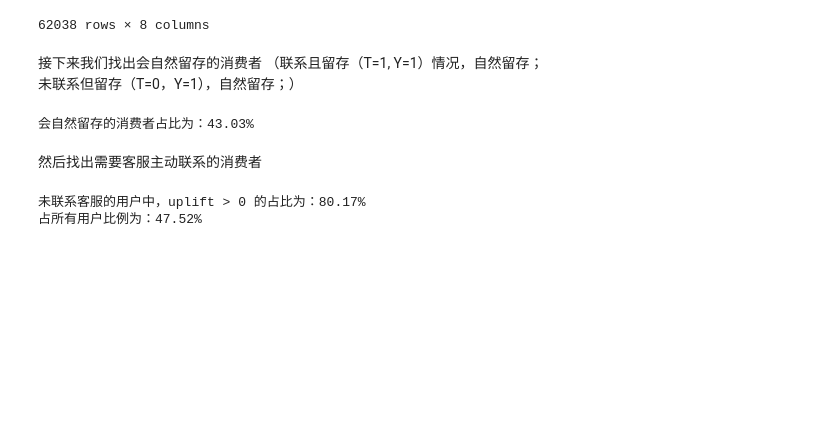
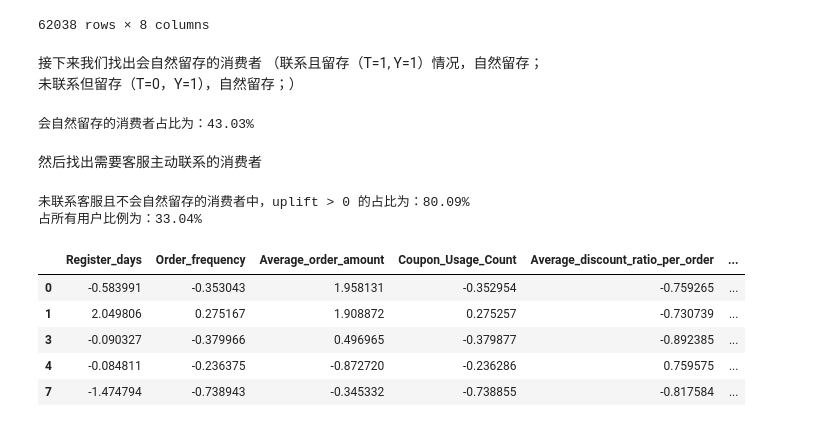
Before and after one commit to Nimoonest/-, a Jupyter notebook: 留存分析.ipynb, the cells around one changed output. Saved outputs shown, nothing was run; the diff lists cells and outputs as text; code cells hidden in the pictures; blank space fills up the shorter version.

```diff
--- a/留存分析.ipynb
+++ b/留存分析.ipynb
@@ -231,8 +232,8 @@ print(f"会自然留存的消费者占比为：{natural_retained_ratio:.2%}")
 # %% [markdown]
 然后找出需要客服主动联系的消费者
 # %%
-# 找出未联系客服的用户
-untreated2 = results_df2[results_df2['T'] == 0 ]
+# 找出未联系客服且不会自然留存的用户
+untreated2 = results_df2[(results_df2['T'] == 0) & (results_df2['Y'] == 0)]
 
 # 在未联系客服的人中，找出 uplift > 0 的（表示如果联系可能留存）
 uplift_positive = untreated2[untreated2['uplift'] > 0]
@@ -240,8 +241,17 @@ positive_ratio = len(uplift_positive) / len(untreated2)
 positive_count = len(uplift_positive)
 total_untreated = len(untreated)
 rate2 = len(uplift_positive) / len(results_df2)
-print(f"未联系客服的用户中，uplift > 0 的占比为：{positive_ratio:.2%}")
+print(f"未联系客服且不会自然留存的消费者中，uplift > 0 的占比为：{positive_ratio:.2%}")
 print(f"占所有用户比例为：{rate2:.2%}")
 # %% [output]
-未联系客服的用户中，uplift > 0 的占比为：80.17%
-占所有用户比例为：47.52%
+未联系客服且不会自然留存的消费者中，uplift > 0 的占比为：80.09%
+占所有用户比例为：33.04%
+# %%
+uplift_positive.head()
+# %% [output]
+|  | Register_days | Order_frequency | Average_order_amount | Coupon_Usage_Count | Average_discount_ratio_per_order | ... |
+| 0 | -0.583991 | -0.353043 | 1.958131 | -0.352954 | -0.759265 | ... |
+| 1 | 2.049806 | 0.275167 | 1.908872 | 0.275257 | -0.730739 | ... |
+| 3 | -0.090327 | -0.379966 | 0.496965 | -0.379877 | -0.892385 | ... |
+| 4 | -0.084811 | -0.236375 | -0.872720 | -0.236286 | 0.759575 | ... |
+| 7 | -1.474794 | -0.738943 | -0.345332 | -0.738855 | -0.817584 | ... |
```
Also changed, not shown: parts of 30 cells of this notebook, 1 other file.
